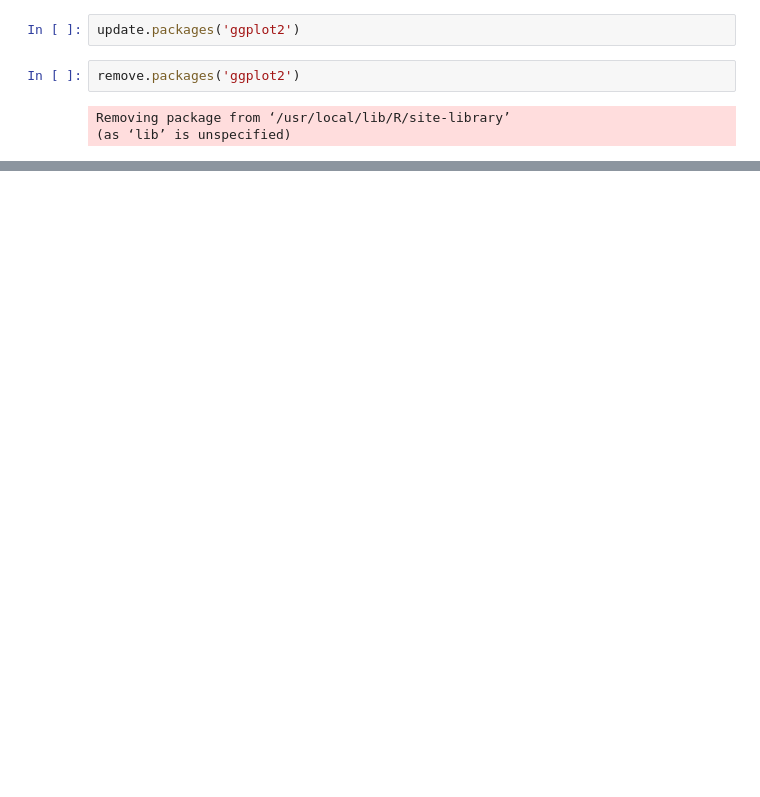
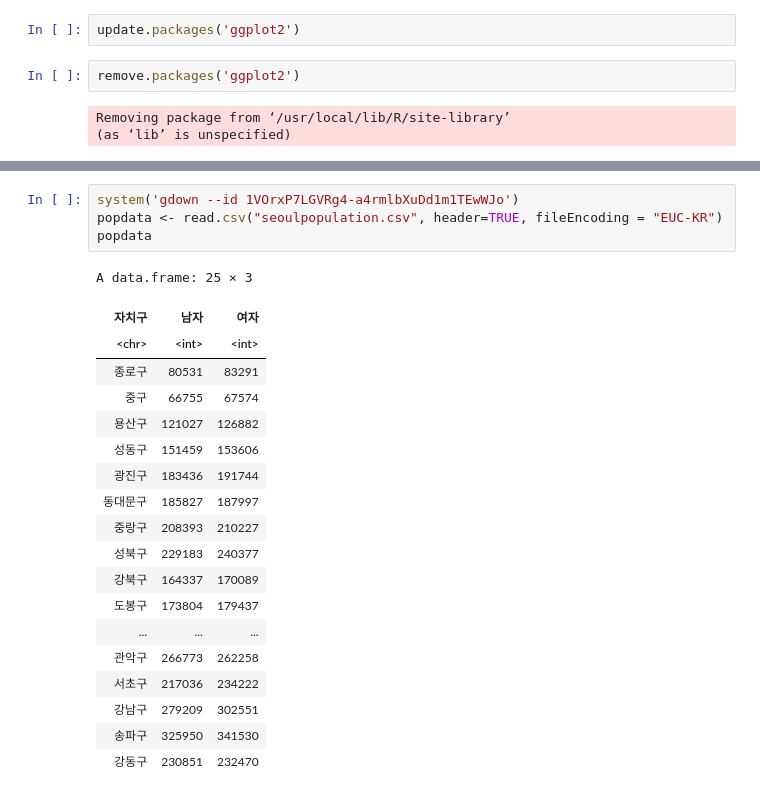
Before and after one commit to yoonyoung27/public_big_data_analysis, a Jupyter notebook: R.ipynb, the cells around one changed output, grey strips where cells are left out. Cells and saved outputs as stored; diff of their text form; blank space fills up the shorter version.

```diff
--- a/R.ipynb
+++ b/R.ipynb
@@ -1129,0 +1172,24 @@ Removing package from ‘/usr/local/lib/R/site-library’
+# %%
+system('gdown --id 1VOrxP7LGVRg4-a4rmlbXuDd1m1TEwWJo')
+popdata <- read.csv("seoulpopulation.csv", header=TRUE, fileEncoding = "EUC-KR")
+popdata
+# %% [output]
+A data.frame: 25 × 3
+| 자치구 | 남자 | 여자 |
+| <chr> | <int> | <int> |
+| 종로구 | 80531 | 83291 |
+| 중구 | 66755 | 67574 |
+| 용산구 | 121027 | 126882 |
+| 성동구 | 151459 | 153606 |
+| 광진구 | 183436 | 191744 |
+| 동대문구 | 185827 | 187997 |
+| 중랑구 | 208393 | 210227 |
+| 성북구 | 229183 | 240377 |
+| 강북구 | 164337 | 170089 |
+| 도봉구 | 173804 | 179437 |
+| ... | ... | ... |
+| 관악구 | 266773 | 262258 |
+| 서초구 | 217036 | 234222 |
+| 강남구 | 279209 | 302551 |
+| 송파구 | 325950 | 341530 |
+| 강동구 | 230851 | 232470 |
```
Also changed, not shown: parts of 13 cells of this notebook.
